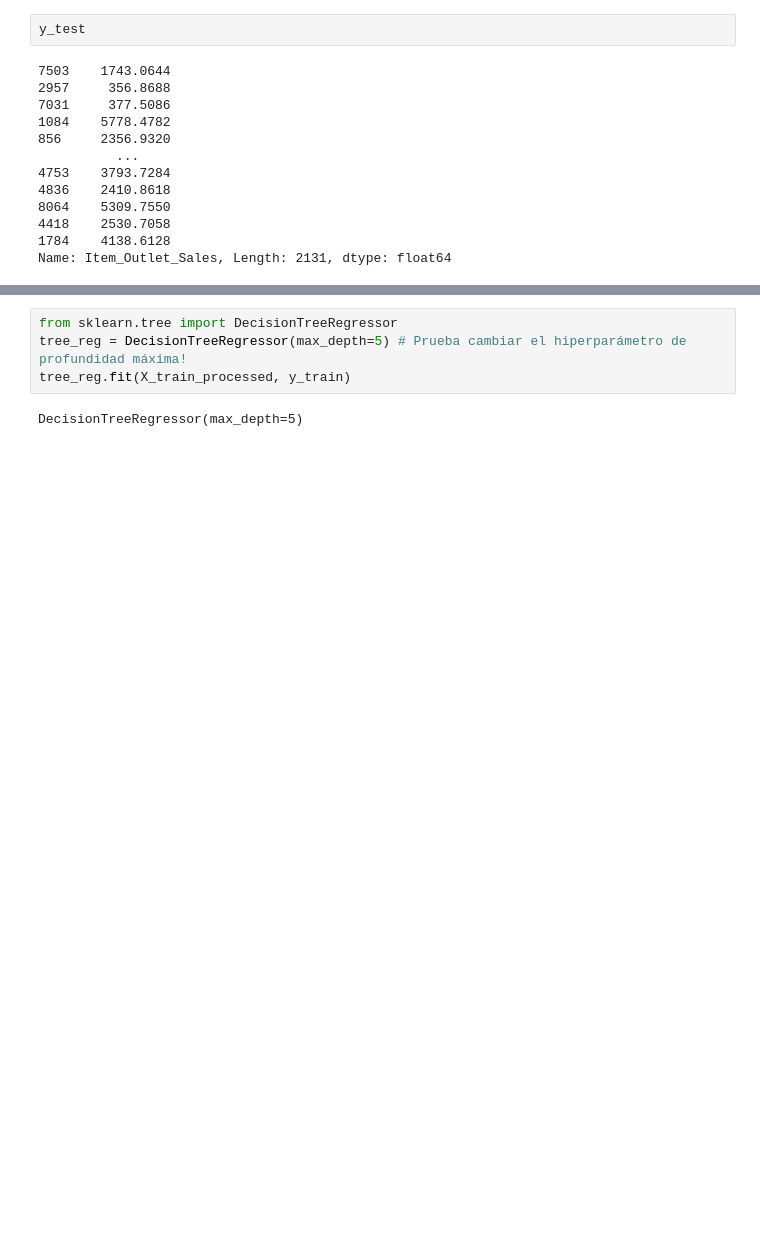
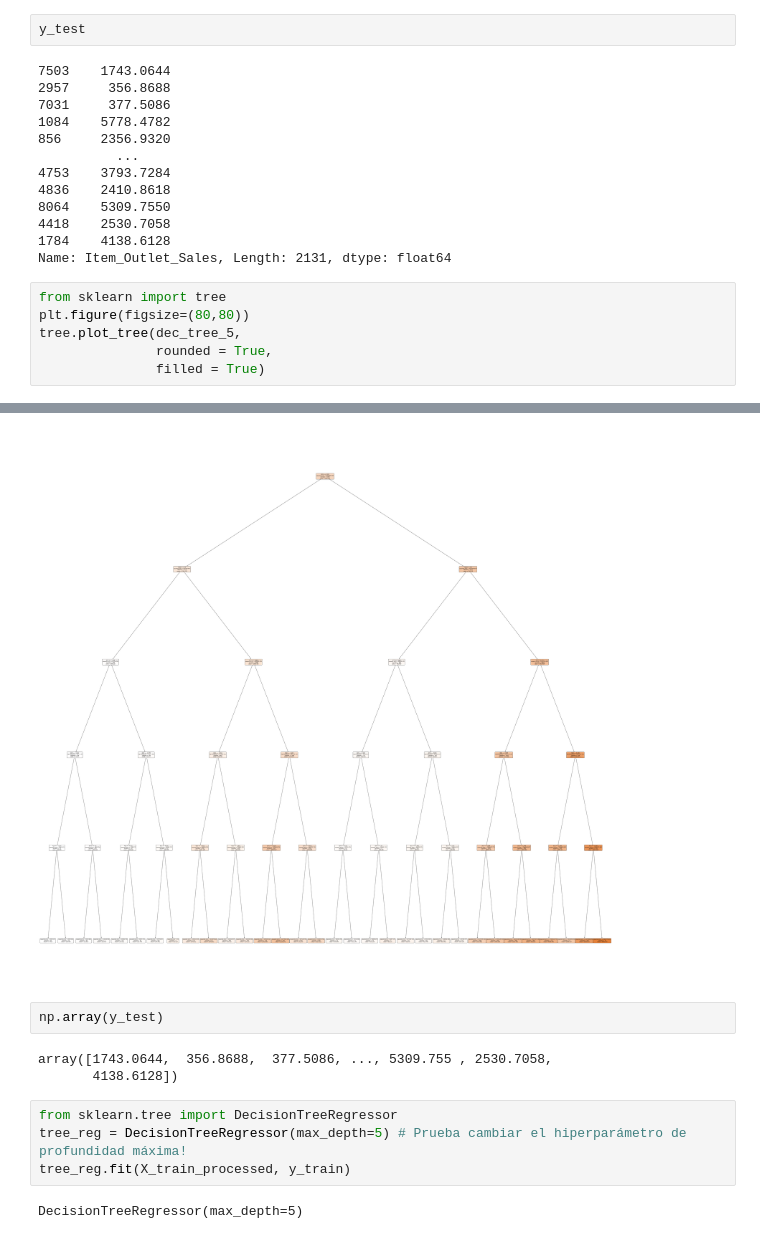
Before and after one commit to Angelica2929/sales_prediction, a Jupyter notebook: Preprocesamiento_modelo.ipynb, the cells around one changed output, grey strips where cells are left out. Drawn from its saved outputs; the diff is of its cells as text; blank space fills up the shorter version.

```diff
--- a/Preprocesamiento_modelo.ipynb
+++ b/Preprocesamiento_modelo.ipynb
@@ -540,3 +550,10 @@ y_test
 4418    2530.7058
 1784    4138.6128
 Name: Item_Outlet_Sales, Length: 2131, dtype: float64
+# %%
+from sklearn import tree
+plt.figure(figsize=(80,80))
+tree.plot_tree(dec_tree_5,
+               rounded = True,
+               filled = True)
+# %% [output]
@@ -543,3 +577,9 @@ Name: Item_Outlet_Sales, Length: 2131, dtype: float64
+[figure, added]
+# %%
+np.array(y_test)
+# %% [output]
+array([1743.0644,  356.8688,  377.5086, ..., 5309.755 , 2530.7058,
+       4138.6128])
 # %%
 from sklearn.tree import DecisionTreeRegressor
 tree_reg = DecisionTreeRegressor(max_depth=5) # Prueba cambiar el hiperparámetro de profundidad máxima!
```
Also changed, not shown: parts of 7 cells of this notebook.
